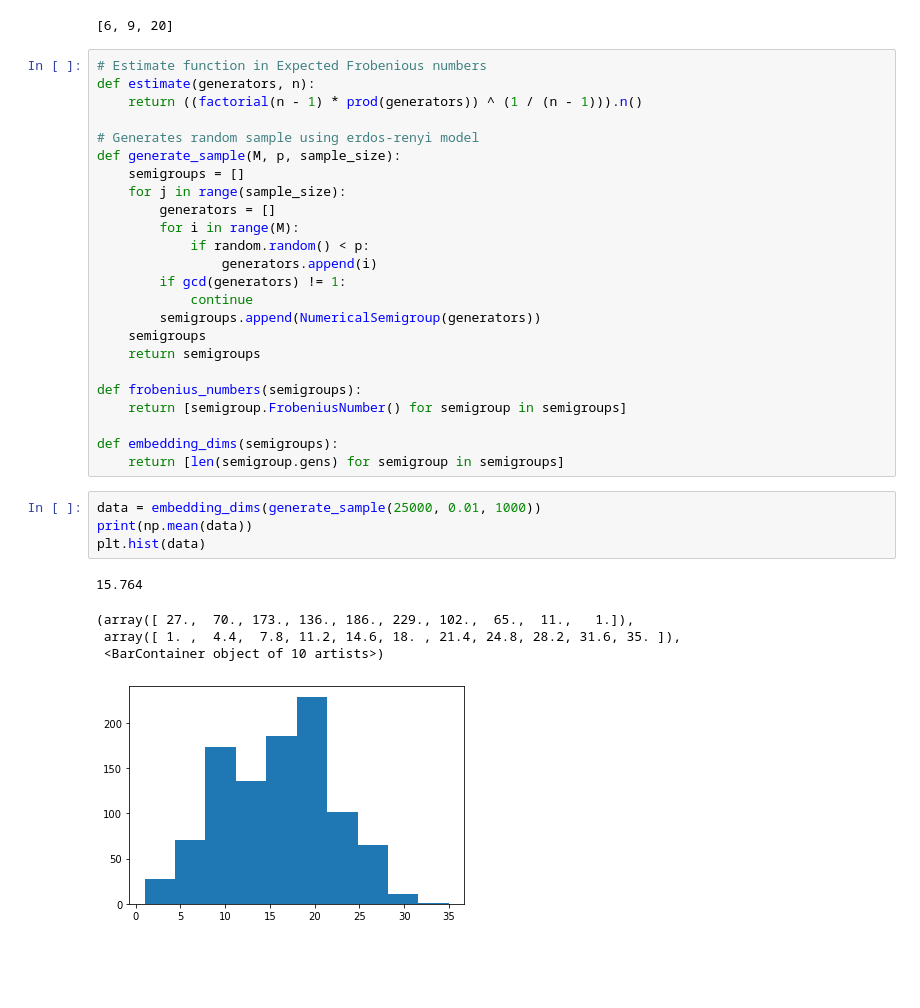
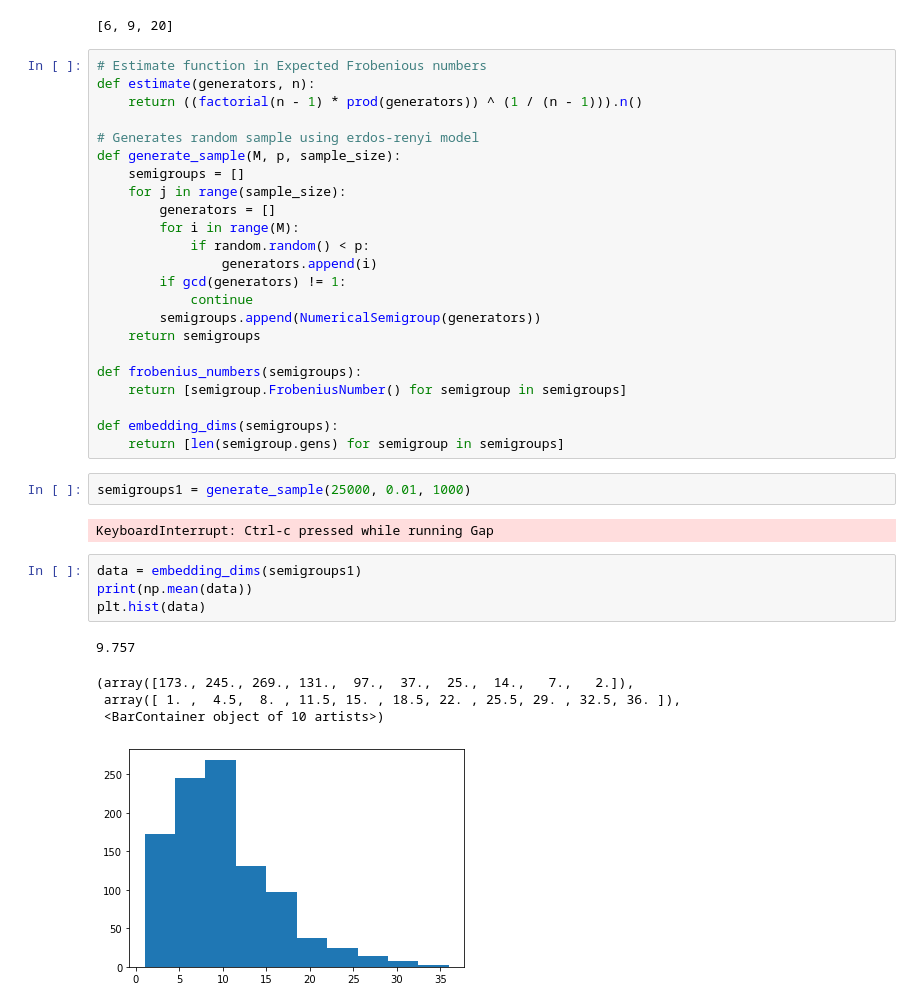
Before and after one commit to smoralesduarte/randnumsgps, a Jupyter notebook: erdossmgps.ipynb, the cells around one changed output. Saved outputs shown, nothing was run; the diff lists cells and outputs as text; blank space fills up the shorter version.

Commit message:
Expected Frobenius samples

```diff
--- a/erdossmgps.ipynb
+++ b/erdossmgps.ipynb
@@ -48,7 +48,6 @@ def generate_sample(M, p, sample_size):
         if gcd(generators) != 1:
             continue
         semigroups.append(NumericalSemigroup(generators))
-    semigroups
     return semigroups
 
 def frobenius_numbers(semigroups):
@@ -56,14 +55,18 @@ def frobenius_numbers(semigroups):
 
 def embedding_dims(semigroups):
     return [len(semigroup.gens) for semigroup in semigroups]
+# %%
+semigroups1 = generate_sample(25000, 0.01, 1000)
+# %% [output]
+KeyboardInterrupt: Ctrl-c pressed while running Gap
 # %%
-data = embedding_dims(generate_sample(25000, 0.01, 1000))
+data = embedding_dims(semigroups1)
 print(np.mean(data))
 plt.hist(data)
 # %% [output]
-15.764
+9.757
-(array([ 27.,  70., 173., 136., 186., 229., 102.,  65.,  11.,   1.]),
- array([ 1. ,  4.4,  7.8, 11.2, 14.6, 18. , 21.4, 24.8, 28.2, 31.6, 35. ]),
+(array([173., 245., 269., 131.,  97.,  37.,  25.,  14.,   7.,   2.]),
+ array([ 1. ,  4.5,  8. , 11.5, 15. , 18.5, 22. , 25.5, 29. , 32.5, 36. ]),
  <BarContainer object of 10 artists>)
-[figure, old version]
+[figure, new version]
 # %%
```
Also changed, not shown: parts of 16 cells of this notebook.
